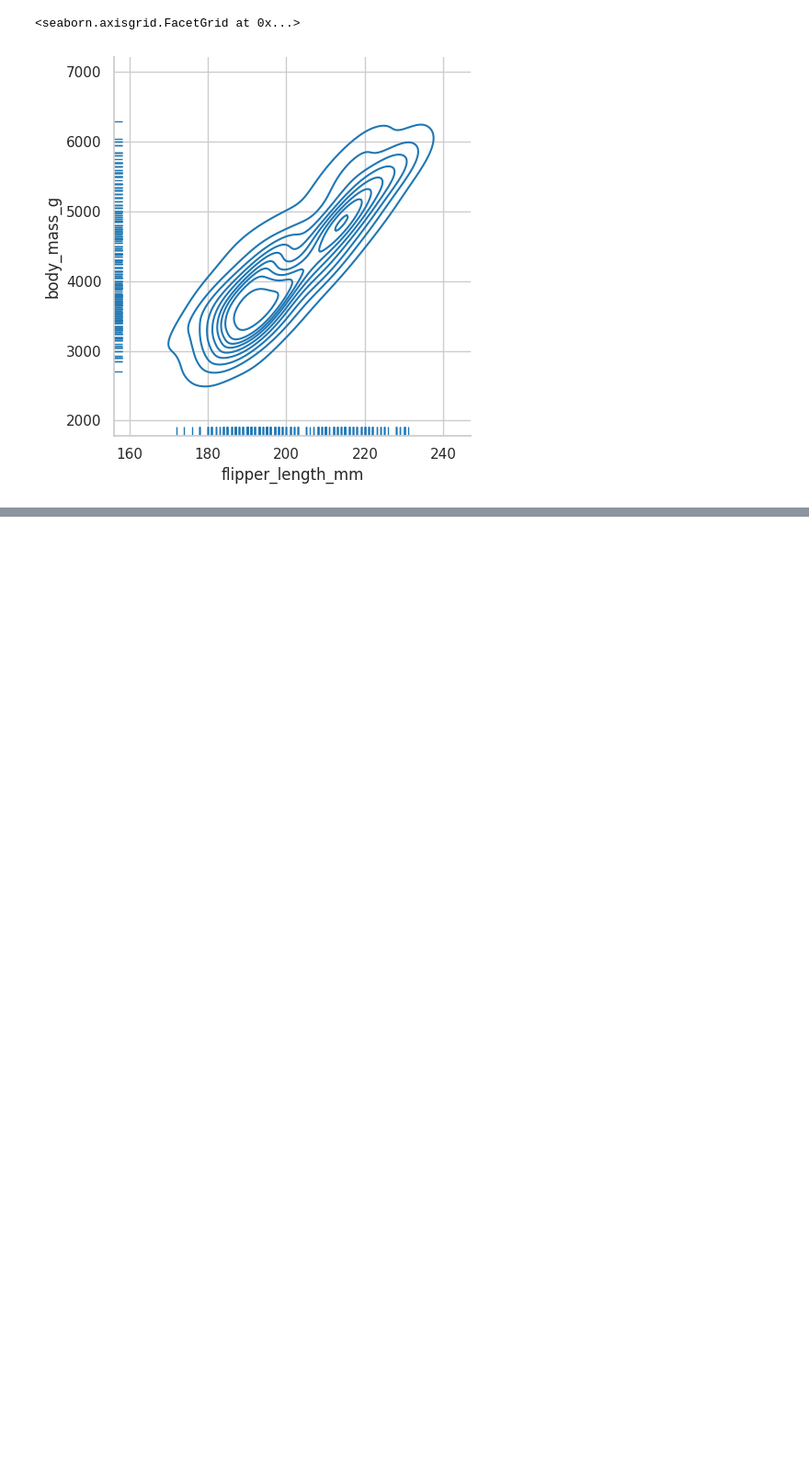
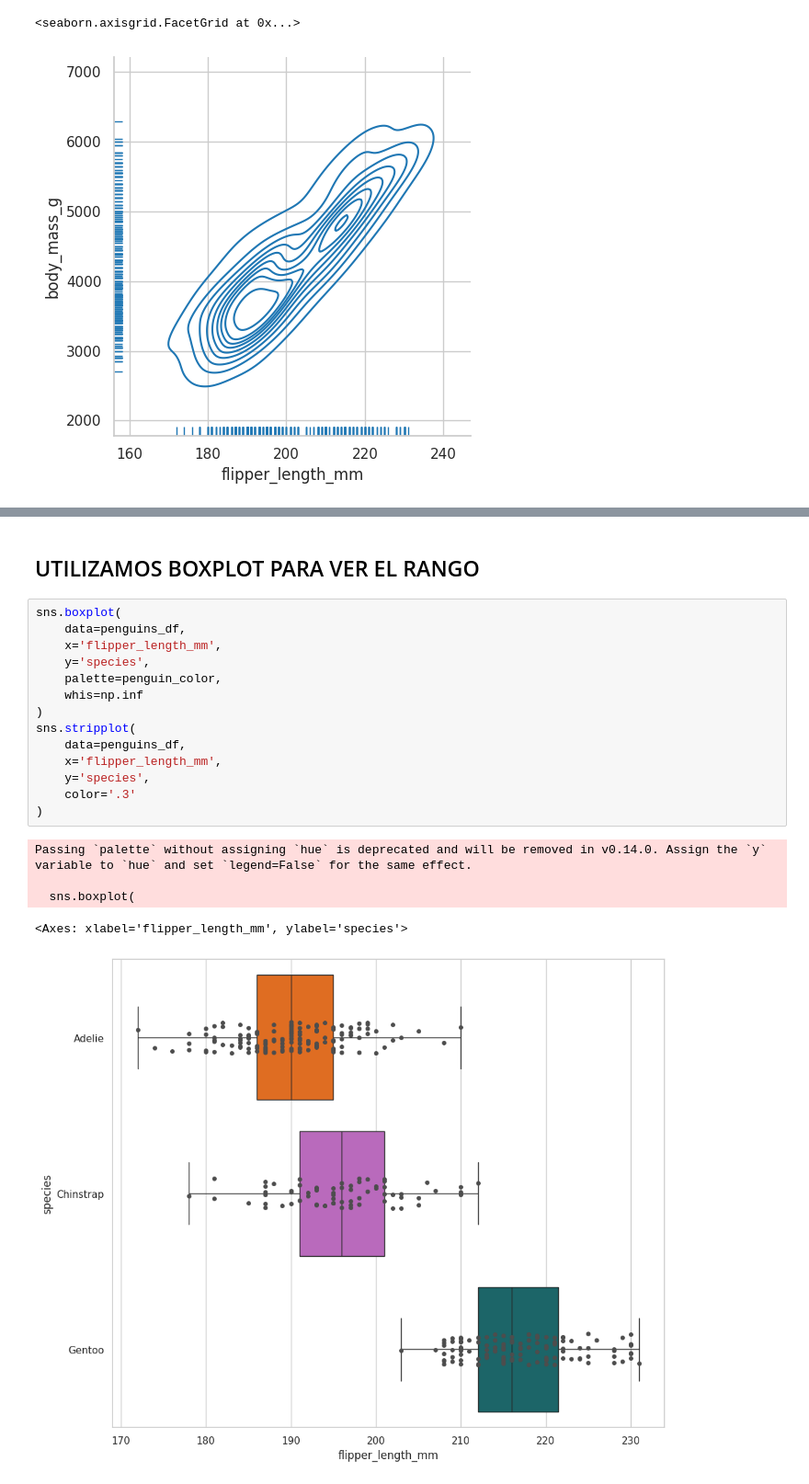
Before and after one commit to 12aptor/data-science-g4, a Jupyter notebook: dia2/6_analisis_bivariado.ipynb, the cells around one changed output, grey strips where cells are left out. Shown at 92% size. Drawn from its saved outputs; the diff is of its cells as text; blank space fills up the shorter version.

```diff
--- a/dia2/6_analisis_bivariado.ipynb
+++ b/dia2/6_analisis_bivariado.ipynb
@@ -107,0 +136,22 @@ sns.displot(
+# %% [markdown]
+## UTILIZAMOS BOXPLOT PARA VER EL RANGO
+# %%
+sns.boxplot(
+    data=penguins_df,
+    x='flipper_length_mm',
+    y='species',
+    palette=penguin_color,
+    whis=np.inf
+)
+sns.stripplot(
+    data=penguins_df,
+    x='flipper_length_mm',
+    y='species',
+    color='.3'
+)
+# %% [output]
+Passing `palette` without assigning `hue` is deprecated and will be removed in v0.14.0. Assign the `y` variable to `hue` and set `legend=False` for the same effect.
+
+  sns.boxplot(
+<Axes: xlabel='flipper_length_mm', ylabel='species'>
+[figure, added]
```
Also changed, not shown: parts of 9 cells of this notebook.
